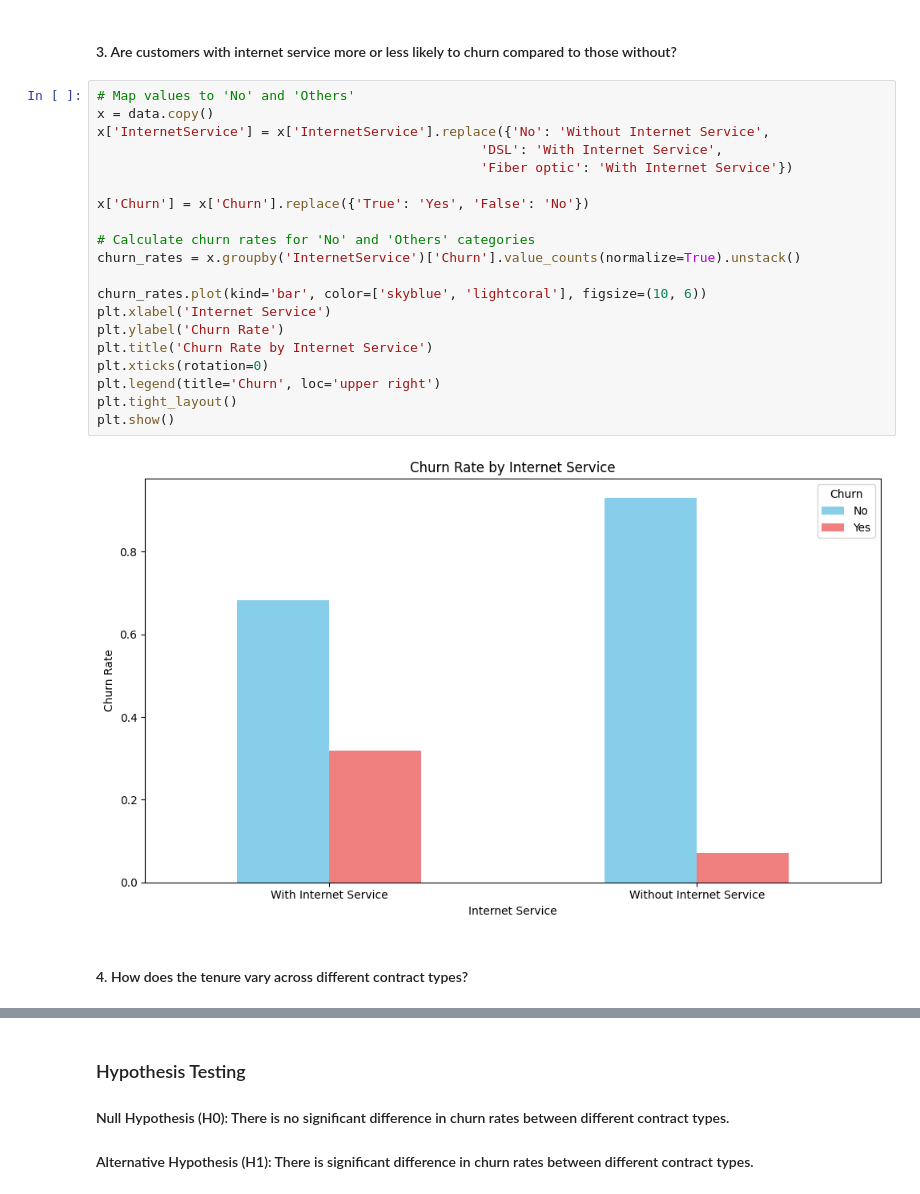
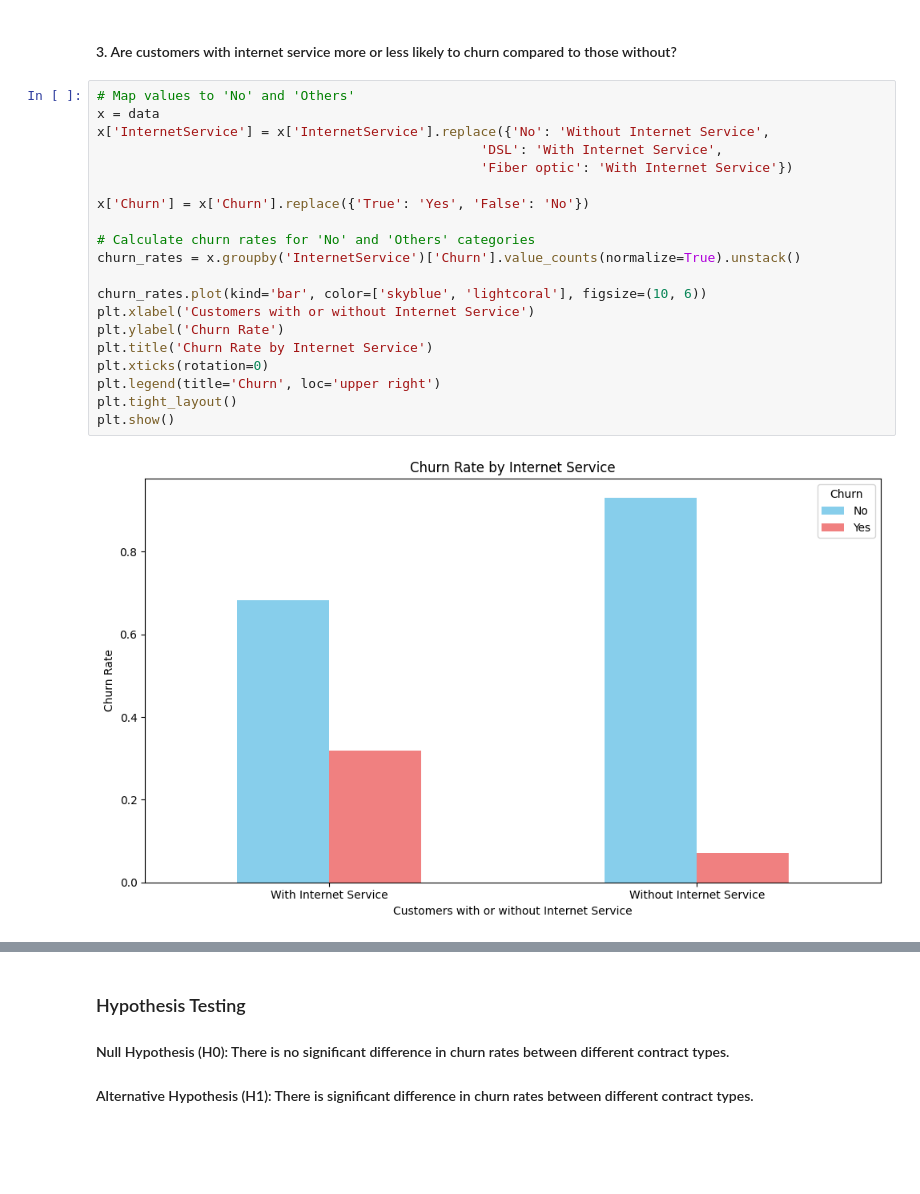
Before and after one commit to Moriahasare/Customer-Churn-Project, a Jupyter notebook: notebook.ipynb, the cells around one changed output, grey strips where cells are left out. Drawn from its saved outputs; the diff is of its cells as text; blank space fills up the shorter version.

```diff
--- a/notebook.ipynb
+++ b/notebook.ipynb
@@ -325,25 +317,23 @@ plt.show()
 #### 3. Are customers with internet service more or less likely to churn compared to those without?
 # %%
 # Map values to 'No' and 'Others'
-x = data.copy()
+x = data
 x['InternetService'] = x['InternetService'].replace({'No': 'Without Internet Service',
                                                  'DSL': 'With Internet Service',
                                                  'Fiber optic': 'With Internet Service'})
 
 x['Churn'] = x['Churn'].replace({'True': 'Yes', 'False': 'No'})
 
 # Calculate churn rates for 'No' and 'Others' categories
 churn_rates = x.groupby('InternetService')['Churn'].value_counts(normalize=True).unstack()
 
 churn_rates.plot(kind='bar', color=['skyblue', 'lightcoral'], figsize=(10, 6))
-plt.xlabel('Internet Service')
+plt.xlabel('Customers with or without Internet Service')
 plt.ylabel('Churn Rate')
 plt.title('Churn Rate by Internet Service')
 plt.xticks(rotation=0)
 plt.legend(title='Churn', loc='upper right')
 plt.tight_layout()
 plt.show()
 # %% [output]
-[figure, old version]
+[figure, new version]
-# %% [markdown]
-#### 4. How does the tenure vary across different contract types?
```
Also changed, not shown: parts of 33 cells of this notebook.
